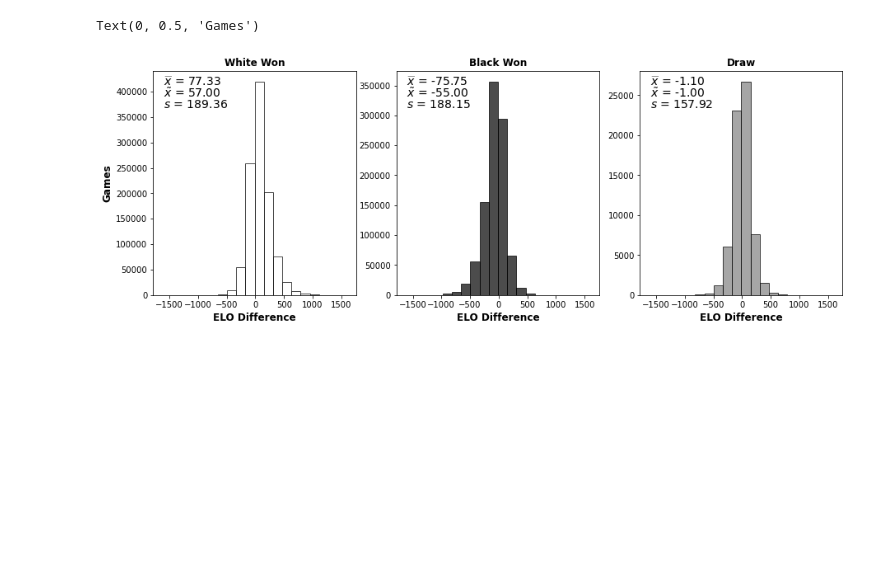
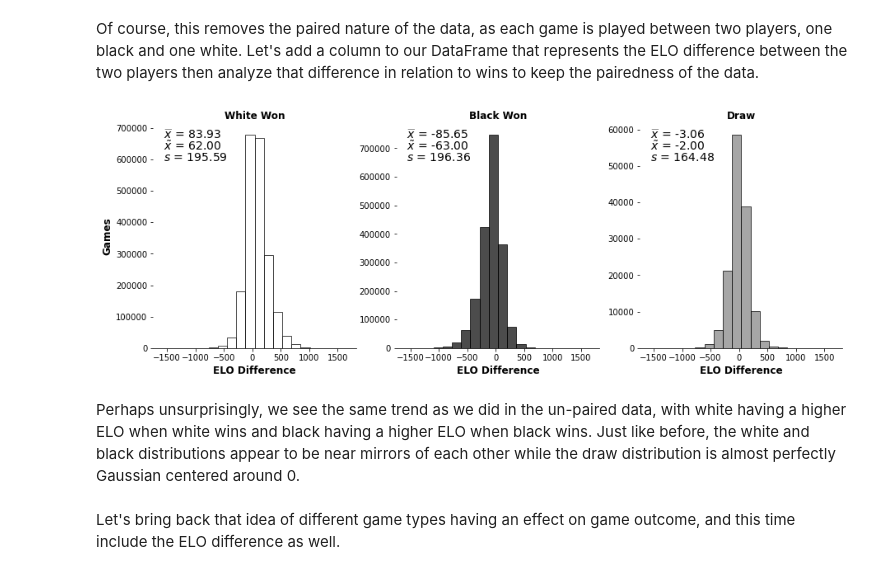
Before and after one commit to silas-wunder/Data-Wrangling-Final-Project, a Jupyter notebook: data_analysis.ipynb, the cells around one changed output. Drawn from its saved outputs; the diff is of its cells as text; code cells hidden in the pictures; blank space fills up the shorter version.

```diff
--- a/data_analysis.ipynb
+++ b/data_analysis.ipynb
@@ -8,15 +12,23 @@ import seaborn as sns
 url = r".\Chess_Data.pickle"
 data = pd.read_pickle(url).astype(
     {
-        "Game Type": "category",
-        "Result": "category",
+        "Game Type": "uint8",
+        "Result": "uint8",
         "White ELO": "uint16",
         "Black ELO": "uint16",
         "Moves": "uint8",
     }
 )
-# drop games that didn't have any moves, these won't help our analysis
-data.drop(data.loc[data["Moves"] == 0].index, inplace=True)
+
+data.replace(
+    {
+        "Game Type": {0: "Blitz", 1: "Bullet", 2: "Classical", 3: "Correspondence"},
+        "Result": {0: "1-0", 1: "0-1", 2: "1/2-1/2"},
+    },
+    inplace=True,
+)
+
+data.drop(data.loc[data["White ELO"] == 0].index, inplace=True)
+data.drop(data.loc[data["Black ELO"] == 0].index, inplace=True)
 data.set_index(["Result", "Game Type"], inplace=True)
 data.sort_index(inplace=True)
-data.head()
@@ -432,3 +300,5 @@ axs[1, 0].legend(loc="center right", fontsize=16)
+# %% [markdown]
+Of course, this removes the paired nature of the data, as each game is played between two players, one black and one white. Let's add a column to our DataFrame that represents the ELO difference between the two players then analyze that difference in relation to wins to keep the pairedness of the data.
 # %%
 data["ELO Difference"] = (data["White ELO"] - data["Black ELO"]).astype("int16")
 fig, axs = plt.subplots(1, 3, figsize=(15, 5), sharex=True)
@@ -458,47 +328,53 @@ axs[2].hist(
     edgecolor="black",
     alpha=0.7,
 )
 
 
-def add_info(ax, pNum, result, title):
-    ax[pNum].set_title(title, size="large", fontweight="bold")
-    ax[pNum].set_xlabel("ELO Difference", size="large", fontweight="bold")
-    ax[pNum].text(
+def add_info(pNum, result, title):
+    axs[pNum].set_title(title, size="large", fontweight="bold")
+    axs[pNum].set_xlabel("ELO Difference", size="large", fontweight="bold")
+    axs[pNum].text(
         0.05,
         0.95,
         f"$\widebar{{x}}$ = {np.mean(data.loc[result]['ELO Difference']):.2f}",
-        transform=ax[pNum].transAxes,
+        transform=axs[pNum].transAxes,
         horizontalalignment="left",
         verticalalignment="center",
         fontsize=14,
     )
-    ax[pNum].text(
+    axs[pNum].text(
         0.05,
         0.9,
         rf"$\tilde{{x}}$ = {np.median(data.loc[result]['ELO Difference']):.2f}",
-        transform=ax[pNum].transAxes,
+        transform=axs[pNum].transAxes,
         horizontalalignment="left",
         verticalalignment="center",
         fontsize=14,
     )
-    ax[pNum].text(
+    axs[pNum].text(
         0.05,
         0.85,
         f"$s$ = {np.std(data.loc[result]['ELO Difference']):.2f}",
-        transform=ax[pNum].transAxes,
+        transform=axs[pNum].transAxes,
         horizontalalignment="left",
         verticalalignment="center",
         fontsize=14,
     )
+    axs[pNum].spines["top"].set_visible(False)
+    axs[pNum].spines["right"].set_visible(False)
+    axs[pNum].spines["left"].set_visible(False)
 
 
-add_info(axs, 0, "1-0", "White Won")
-add_info(axs, 1, "0-1", "Black Won")
-add_info(axs, 2, "1/2-1/2", "Draw")
 axs[0].set_ylabel("Games", size="large", fontweight="bold")
+add_info(0, "1-0", "White Won")
+add_info(1, "0-1", "Black Won")
+add_info(2, "1/2-1/2", "Draw")
 # %% [output]
-Text(0, 0.5, 'Games')
-[figure, old version]
+[figure, new version]
+# %% [markdown]
+Perhaps unsurprisingly, we see the same trend as we did in the un-paired data, with white having a higher ELO when white wins and black having a higher ELO when black wins. Just like before, the white and black distributions appear to be near mirrors of each other while the draw distribution is almost perfectly Gaussian centered around 0.
+# %% [markdown]
+Let's bring back that idea of different game types having an effect on game outcome, and this time include the ELO difference as well.
 # %%
 fig, axs = plt.subplots(4, 3, figsize=(15, 20), sharex=True)
 fig.tight_layout(pad=2)
```
Also changed, not shown: parts of 28 cells of this notebook.
